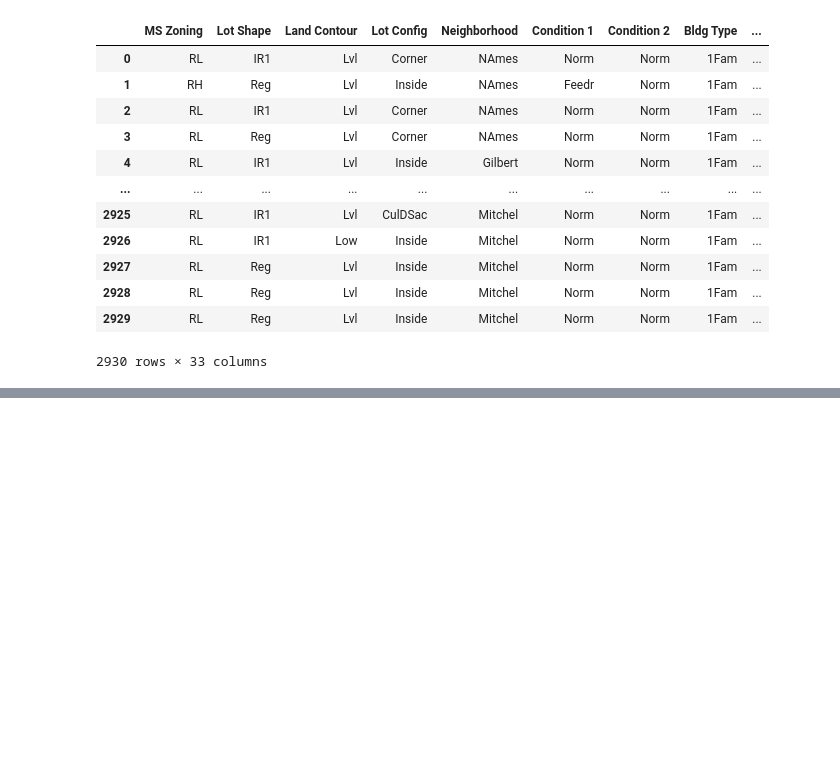
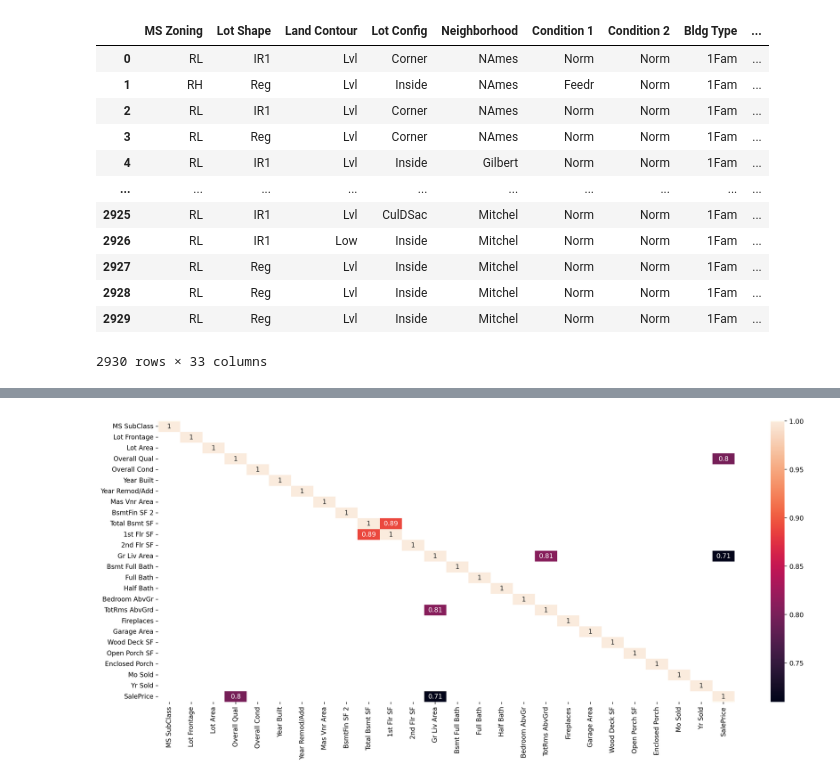
Before and after one commit to EmincanY/Machine-Learning, a Jupyter notebook: Udemy_ML/Supervised/Predict - Regression/LinearRegression/FinalProject.ipynb, the cells around one changed output, grey strips where cells are left out. Cells and saved outputs as stored; diff of their text form; code cells hidden in the pictures; blank space fills up the shorter version.

```diff
--- a/Udemy_ML/Supervised/Predict - Regression/LinearRegression/FinalProject.ipynb
+++ b/Udemy_ML/Supervised/Predict - Regression/LinearRegression/FinalProject.ipynb
@@ -338,0 +568,6 @@ df['Mas Vnr Area'] = df['Mas Vnr Area'].fillna(df['Mas Vnr Area'].mode())
+# %%
+plt.figure(figsize=(20,8) , dpi = 200)
+
+sns.heatmap(df.corr()[df.corr() > 0.7] , annot = True );
+# %% [output]
+[figure, added]
```
Also changed, not shown: parts of 90 cells of this notebook.
